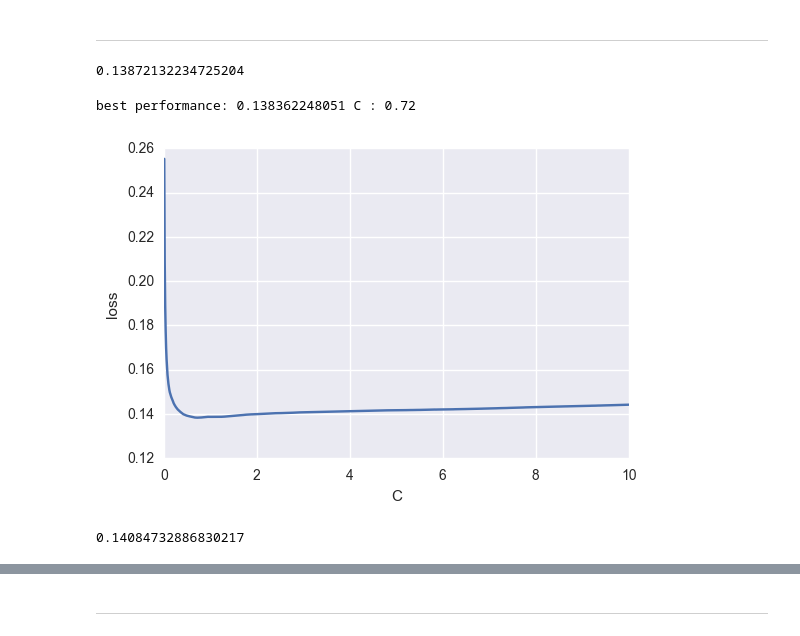
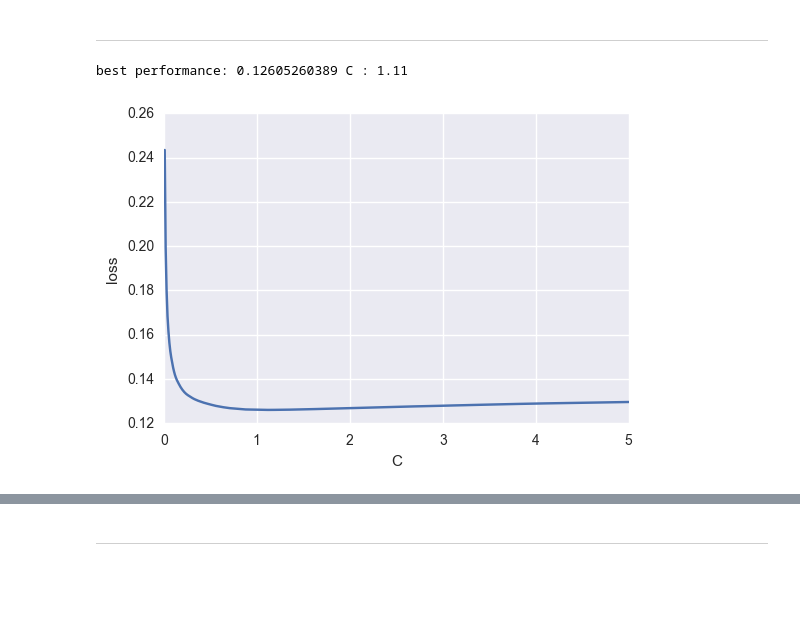
Before and after one commit to Beanzwang/kaggle, a Jupyter notebook: house_price/house price.ipynb, the cells around one changed output, grey strips where cells are left out. Drawn from its saved outputs; the diff is of its cells as text; code cells hidden in the pictures; blank space fills up the shorter version.

```diff
--- a/house_price/house price.ipynb
+++ b/house_price/house price.ipynb
@@ -312,5 +312,5 @@ X_train, X_test, y_train, y_test = train_test_split(X, y, test_size=0.33, random
 # %%
 # Submissions are evaluated on Root-Mean-Squared-Error (RMSE) between
 # the logarithm of the predicted value and the logarithm of the observed sales price.
-def RMSE(y_test, y_pred):
-    return mean_squared_error(y_test, y_pred)**0.5
+def RMSE_cv(model, X, y):
+    return np.sqrt(-cross_val_score(model, X, y, scoring="neg_mean_squared_error", cv=5)).mean()
@@ -329,7 +326,7 @@ def svr_predict(X, y, C, test):
 # %%
 def plot_loss(param, loss, x_label, y_label):
+    plt.figure(figsize=(6, 4))
     index, value = min(enumerate(loss), key=operator.itemgetter(1))
-    data_num = len(loss)
     print("best performance:", value, x_label, ':',param[index])
     plt.xlabel(x_label)
     plt.ylabel(y_label)
@@ -342,25 +339,15 @@ def save_result(result, file_name='submission.csv'):
     path = os.path.join('submission', file_name)
     df = pd.DataFrame({'Id': list(range(1461, result.shape[0]+1461)),'SalePrice': result})
     df.to_csv(path, index=False)
-# %%
-svr_validate(X_train, y_train, X_test, y_test)
-# %% [output]
-0.13872132234725204
-# %%
-# find the best parameter: 4.82 from experiment
-init = 0.01
-cs = []
-l_loss = []
-for i in range(1, 1001):
-    c = i*init
-    loss = svr_validate(X_train, y_train, X_test, y_test, C=c)
-    cs.append(c)
-    l_loss.append(loss)
+# %%
+# find the best parameter: 1.11 from experiment
+cs = np.linspace(0.01, 5, 500).tolist()
+svr_loss = [RMSE_cv(SVR(C=c), X, y) for c in cs]
 # %%
-best_c = plot_loss(cs, l_loss, 'C', 'loss')
+best_c = plot_loss(cs, svr_loss, 'C', 'loss')
 # %% [output]
-best performance: 0.138362248051 C : 0.72
+best performance: 0.12605260389 C : 1.11
-[figure, old version]
+[figure, new version]
 # %%
 # use the selected parameter to do prediction
 svr_result = svr_predict(X, y, best_c, test)
@@ -378,4 +362,0 @@ X_pca_train, X_pca_test, y_pca_train, y_pac_test = train_test_split(X_pca, y, te
-# %%
-svr_validate(X_pca_train, y_pca_train, X_pca_test, y_pac_test)
-# %% [output]
-0.14084732886830217
```
Also changed, not shown: parts of 27 cells of this notebook, 4 other files.
